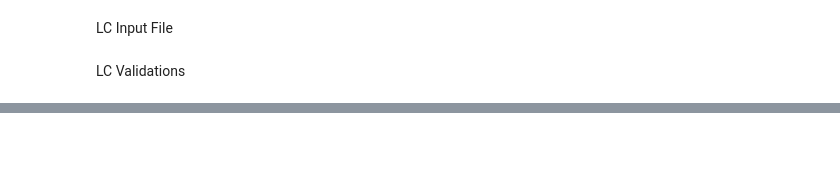
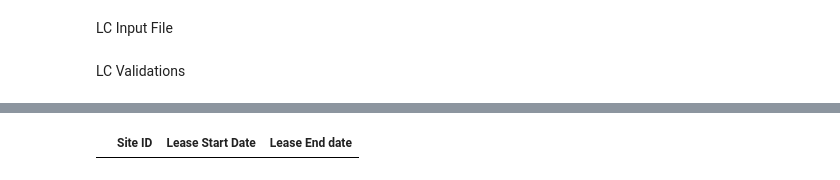
Before and after one commit to emerenan/xlsx_validation, a Jupyter notebook: ie_validations.ipynb, the cells around one changed output, grey strips where cells are left out. Cells and saved outputs as stored; diff of their text form; code cells hidden in the pictures; blank space fills up the shorter version.

```diff
--- a/ie_validations.ipynb
+++ b/ie_validations.ipynb
@@ -1549,3 +1600,7 @@ sheet_lc='LC_Input_Ireland_20210630'
 #(path, sheetname,col_name, n_skiprows, n_skip_columns, site_index, cols_date, cols_int,\
                #cols_amount, bill_cols, format='mix', type_date="%d/%m/%Y")
 lc = read_files(path, sheet_lc,lc_ord, 0, 0, "Site ID ", dates, interger,amount, ta_bill_cols)
+lc["Uplift for Sublet "] = [re.sub('^€', '', str(x)) for x in lc["Uplift for Sublet "]]
+lc["Uplift for Sublet "] = lc["Uplift for Sublet "].replace('-', '')
+
+lc.head()
@@ -1559,19 +1606,0 @@ lc.head(3)
-# %%
-
-
-#Check date format(dd/mm/YYYY)
-actives_sites_tw = actives[['Site ID ']]
-lc = lc.merge(actives_sites_tw, on='Site ID ', how='inner')
-
-"""Check dates format"""
-lc_dates = ['Lease Start Date ', 'Lease End date ']
-date_parser(lc, lc_dates, "%d/%m/%Y")
-
-lc_cols_date = ['Site ID ', 'Lease Start Date ', 'Lease End date ']
-df_lc_dates_erros = check_date_columns(lc, 'Site ID ', lc_cols_date, 2)
-# Tem errors
-
-"""Check Amount"""
-lc_col_amounts = ['Site ID ', ' Total Rent ']
-df_lc_amounts = check_amounts(lc, 'Site ID ', lc_col_amounts, 1)
-# No errors
@@ -1577,0 +1609,10 @@ df_lc_amounts = check_amounts(lc, 'Site ID ', lc_col_amounts, 1)
+# %%
+def check_lc_ta_dates(df,tw_index, start_date,end_date):
+
+        filtered = df[pd.to_datetime(df[start_date]) > pd.to_datetime(df[end_date])]
+        return filtered[[tw_index, start_date, end_date]]
+
+df_lc_dates = check_lc_ta_dates(lc,"Site ID ", "Lease Start Date ","Lease End date ")
+df_lc_dates
+# %% [output]
+|  | Site ID | Lease Start Date | Lease End date |
```
Also changed, not shown: parts of 25 cells of this notebook.
